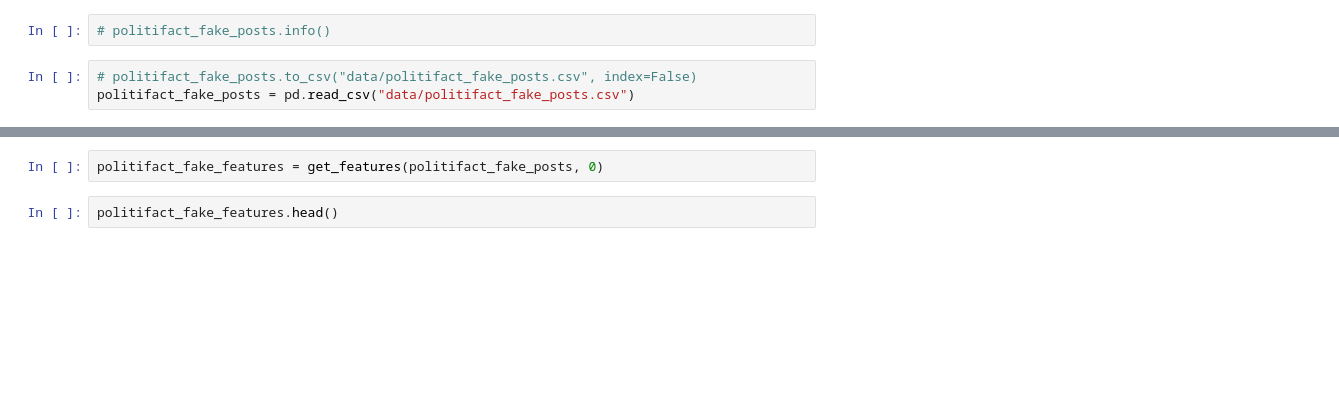
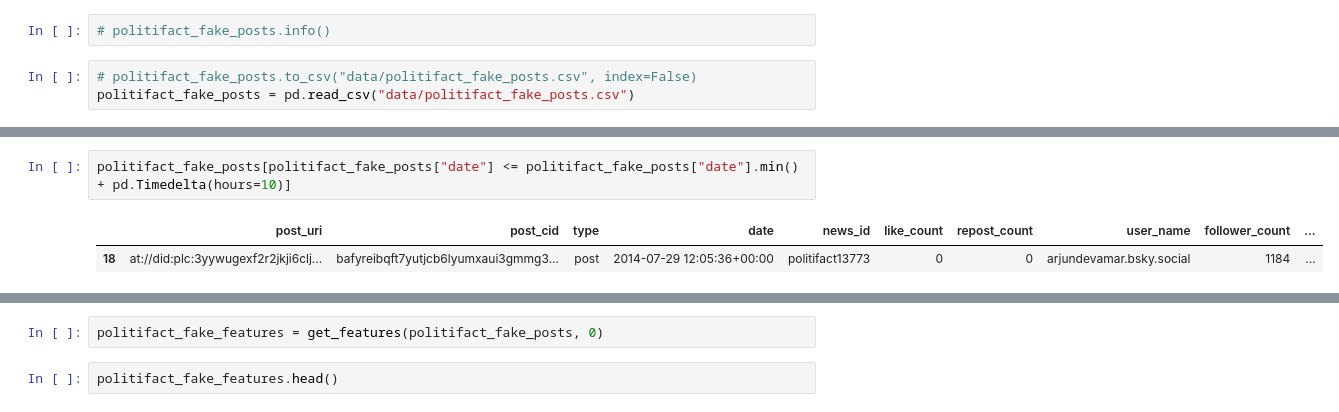
Before and after one commit to celdot/fake_news_bsky_detector, a Jupyter notebook: historical_features_pipeline.ipynb, the cells around one changed output, grey strips where cells are left out. Cells and saved outputs as stored; diff of their text form; blank space fills up the shorter version.

```diff
--- a/historical_features_pipeline.ipynb
+++ b/historical_features_pipeline.ipynb
@@ -213,2 +226,7 @@ politifact_fake_posts = pd.read_csv("data/politifact_fake_posts.csv")
+# %%
+politifact_fake_posts[politifact_fake_posts["date"] <= politifact_fake_posts["date"].min() + pd.Timedelta(hours=10)]
+# %% [output]
+|  | post_uri | post_cid | type | date | news_id | like_count | repost_count | user_name | follower_count | ... |
+| 18 | at://did:plc:3yywugexf2r2jkji6clj... | bafyreibqft7yutjcb6lyumxaui3gmmg3... | post | 2014-07-29 12:05:36+00:00 | politifact13773 | 0 | 0 | arjundevamar.bsky.social | 1184 | ... |
 # %%
 def get_features(dataframe, label):
```
Also changed, not shown: parts of 13 cells of this notebook.
